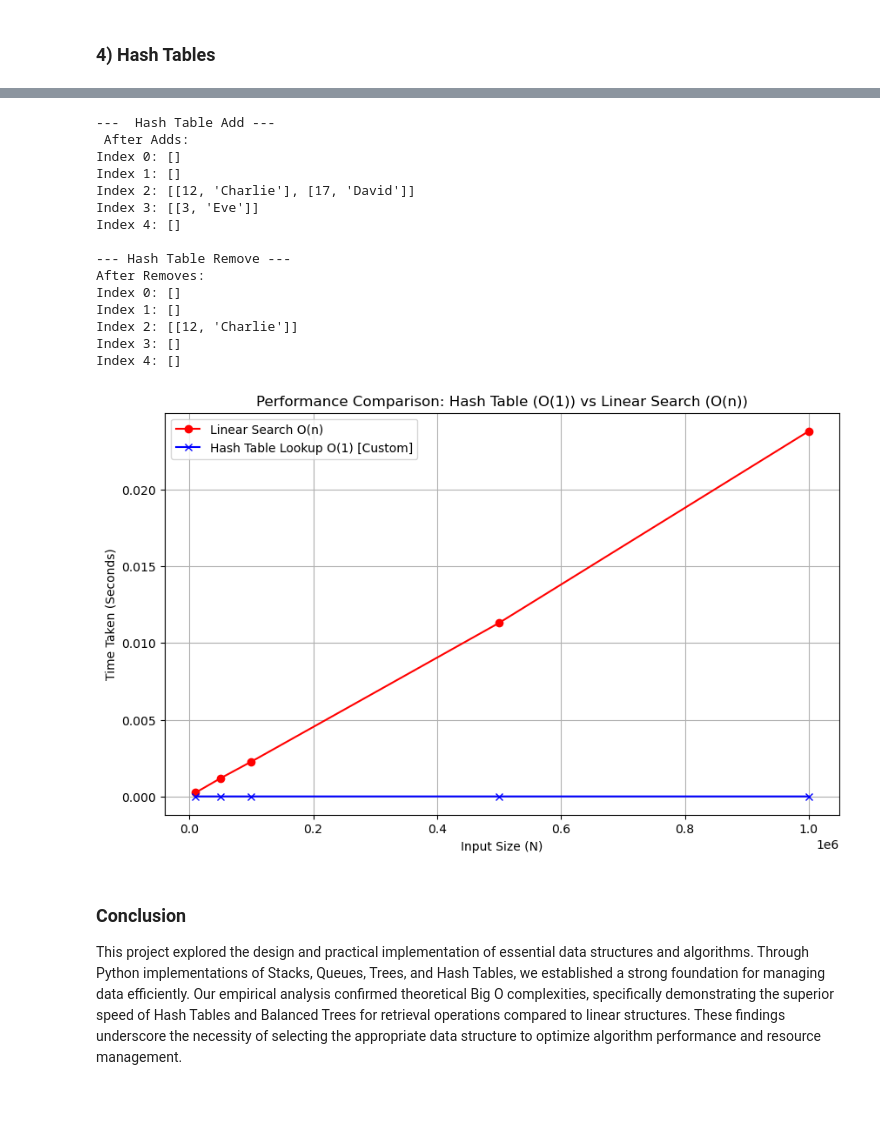
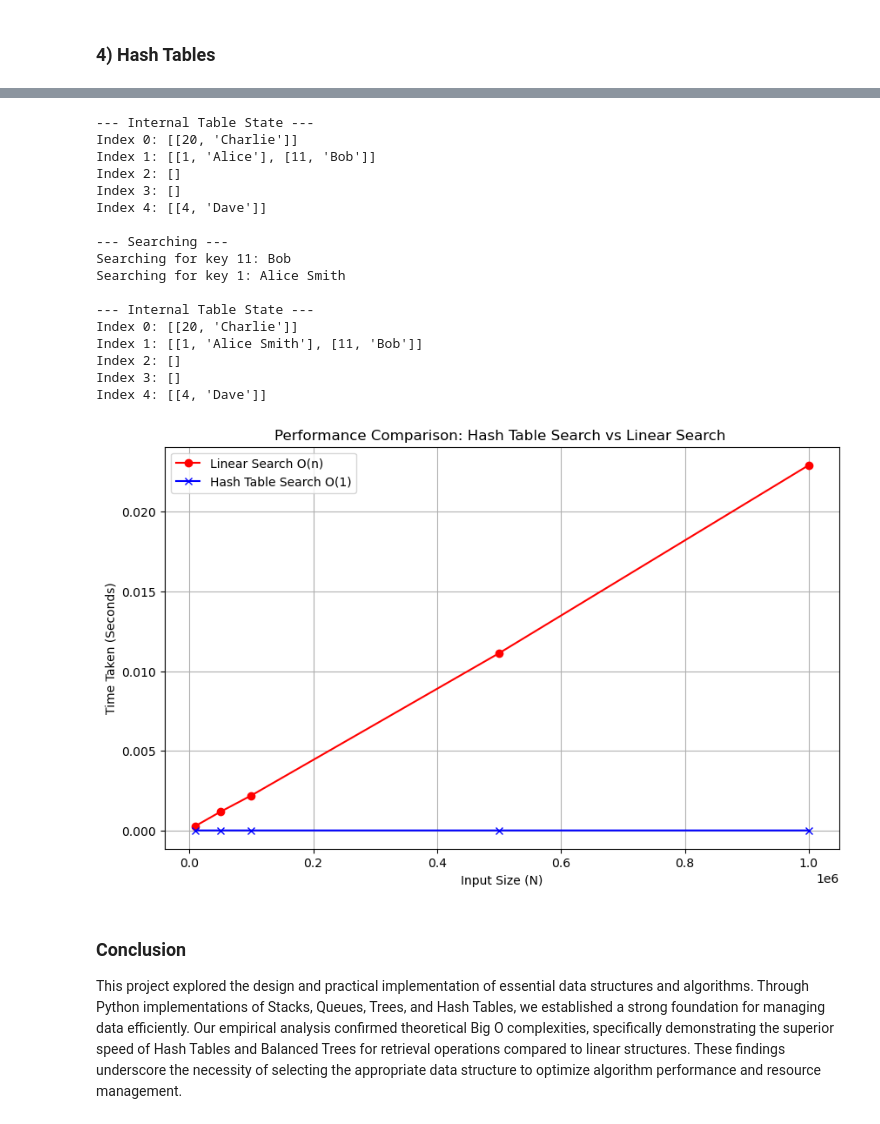
Before and after one commit to yasashagit/dsa_project, a Jupyter notebook: notebook/Demo_file.ipynb, the cells around one changed output, grey strips where cells are left out. Cells and saved outputs as stored; diff of their text form; code cells hidden in the pictures.

```diff
--- a/notebook/Demo_file.ipynb
+++ b/notebook/Demo_file.ipynb
@@ -972,41 +1013,50 @@ Time Complexity and Collisions.
 # %%
 from dsa.hashtable import HashTable
 # %%
-ht = HashTable(5)
+my_table = HashTable(size=5)
 
-print("---  Hash Table Add ---")
-ht.add(12, "Alice") # Hash: 2
-ht.add(17, "David") # Hash: 2 (Collision with 12)
-ht.add(3, "Eve")    # Hash: 3
-ht.add(12, "Charlie") # Update key 12
+# Adding data
+my_table.add(1, "Alice")   #
+my_table.add(11, "Bob")    # (Collision!)
+my_table.add(20, "Charlie")#
+my_table.add(4, "Dave")    #
 
-print(" After Adds:")
-for i, chain in enumerate(ht.table):
-    print(f"Index {i}: {chain}")
 
-print("\n--- Hash Table Remove ---")
-ht.remove(3)
-ht.remove(17)
+print("\n--- Internal Table State ---")
+for i, bucket in enumerate(my_table.table):
+    print(f"Index {i}: {bucket}")
 
-print("After Removes:")
-for i, chain in enumerate(ht.table):
-    print(f"Index {i}: {chain}")
+
+# 3. Searching
+print("\n--- Searching ---")
+print(f"Searching for key 11: {my_table.search(11)}")
+
+# 4. Updating
+my_table.add(1, "Alice Smith")
+print(f"Searching for key 1: {my_table.search(1)}")
+
+# 5. Inspecting the internal structure
+print("\n--- Internal Table State ---")
+for i, bucket in enumerate(my_table.table):
+    print(f"Index {i}: {bucket}")
 # %% [output]
----  Hash Table Add ---
- After Adds:
-Index 0: []
-Index 1: []
-Index 2: [[12, 'Charlie'], [17, 'David']]
-Index 3: [[3, 'Eve']]
-Index 4: []
+--- Internal Table State ---
+Index 0: [[20, 'Charlie']]
+Index 1: [[1, 'Alice'], [11, 'Bob']]
+Index 2: []
+Index 3: []
+Index 4: [[4, 'Dave']]
 
---- Hash Table Remove ---
-After Removes:
-Index 0: []
-Index 1: []
-Index 2: [[12, 'Charlie']]
+--- Searching ---
+Searching for key 11: Bob
+Searching for key 1: Alice Smith
+
+--- Internal Table State ---
+Index 0: [[20, 'Charlie']]
+Index 1: [[1, 'Alice Smith'], [11, 'Bob']]
+Index 2: []
 Index 3: []
-Index 4: []
+Index 4: [[4, 'Dave']]
 # %%
 input_sizes = [10000, 50000, 100000, 500000, 1000000]
 
@@ -1018,39 +1068,36 @@ hash_times = []
 for size in input_sizes:
     data_list = [{'id': i, 'value': f'data_{i}'} for i in range(size)]
 
     hash_t = HashTable(size=TABLE_SIZE)
 
     for i in range(size):
         hash_t.add(i, f'data_{i}')
 
-    # Target (Worst Case for Linear Search: last item)
     target = size - 1
 
-    #Measure Linear Search
     start = time.perf_counter()
     linear_search(data_list, target)
     end = time.perf_counter()
     linear_times.append(end - start)
 
-    #Measure Hash Table Lookup
     start = time.perf_counter()
     hash_t.search(target)
     end = time.perf_counter()
     hash_times.append(end - start)
 
 plt.figure(figsize=(10, 6))
 
 plt.plot(input_sizes, linear_times, label='Linear Search O(n)', color='red', marker='o')
-plt.plot(input_sizes, hash_times, label='Hash Table Lookup O(1) [Custom]', color='blue', marker='x')
+plt.plot(input_sizes, hash_times, label='Hash Table Search O(1)', color='blue', marker='x')
 
-plt.title('Performance Comparison: Hash Table (O(1)) vs Linear Search (O(n))')
+plt.title('Performance Comparison: Hash Table Search vs Linear Search ')
 plt.xlabel('Input Size (N)')
 plt.ylabel('Time Taken (Seconds)')
 plt.legend()
 plt.grid(True)
 plt.show()
 # %% [output]
-[figure, old version]
+[figure, new version]
 # %% [markdown]
 ### Conclusion
 This project explored the design and practical implementation of essential data structures and algorithms. Through Python implementations of Stacks, Queues, Trees, and Hash Tables, we established a strong foundation for managing data efficiently. Our empirical analysis confirmed theoretical Big O complexities, specifically demonstrating the superior speed of Hash Tables and Balanced Trees for retrieval operations compared to linear structures. These findings underscore the necessity of selecting the appropriate data structure to optimize algorithm performance and resource management.
```
Also changed, not shown: parts of 13 cells of this notebook, 2 other files.
